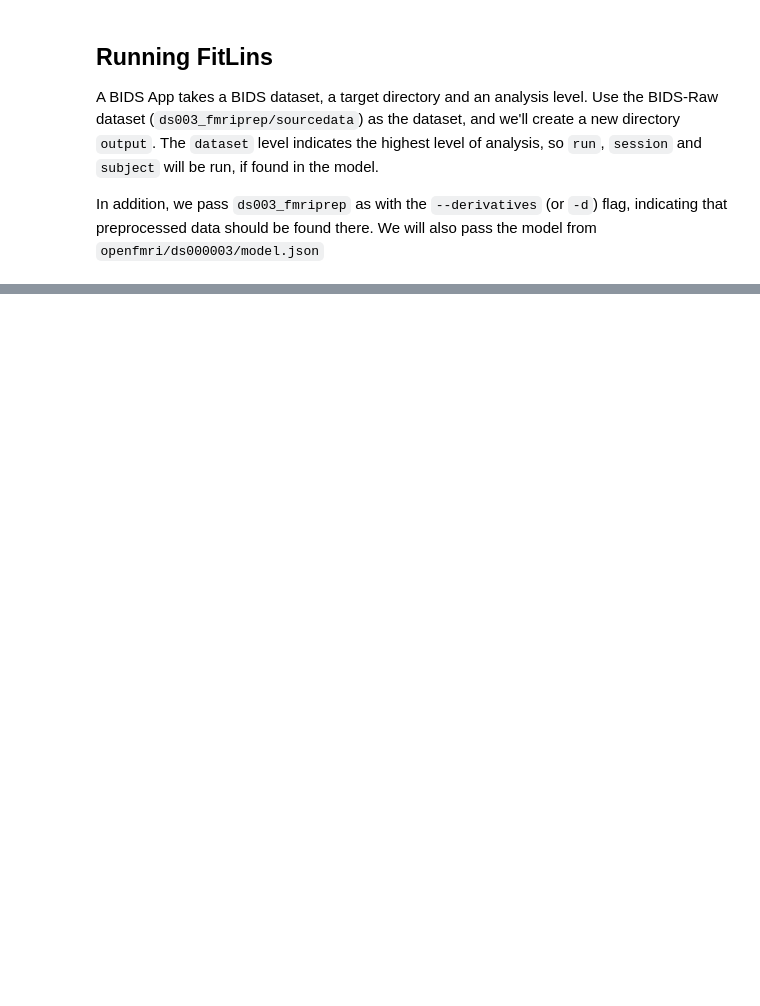
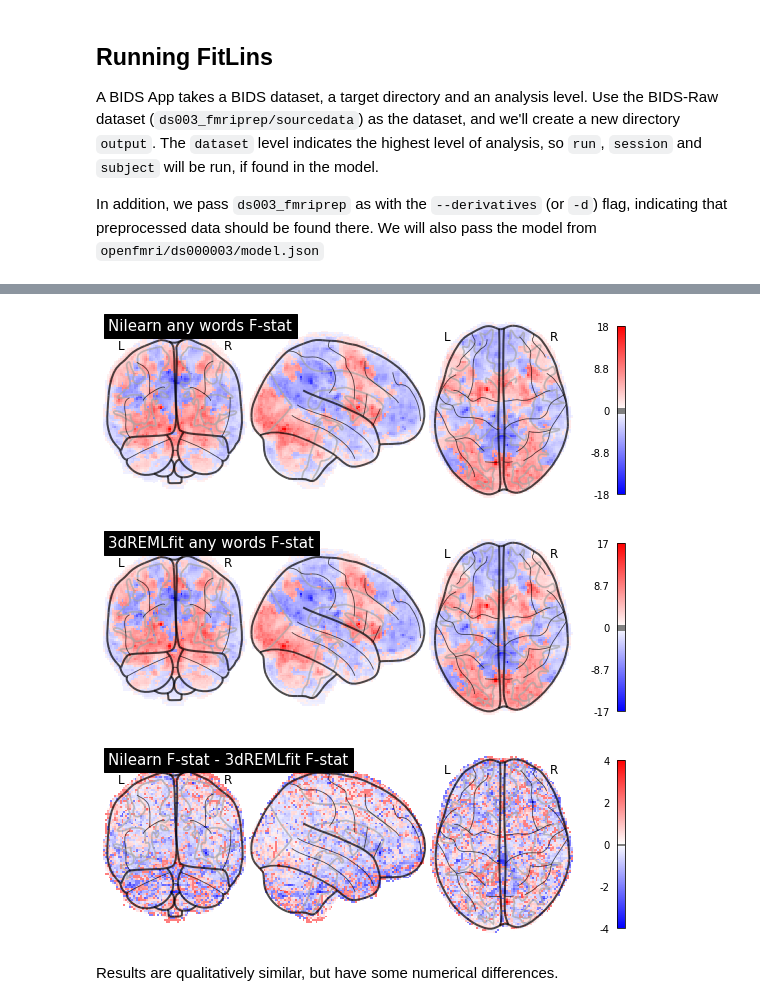
Before and after one commit to poldracklab/fitlins, a Jupyter notebook: examples/notebooks/ds003_sample_analysis.ipynb, the cells around one changed output, grey strips where cells are left out. Cells and saved outputs as stored; diff of their text form; code cells hidden in the pictures; blank space fills up the shorter version.

```diff
--- a/examples/notebooks/ds003_sample_analysis.ipynb
+++ b/examples/notebooks/ds003_sample_analysis.ipynb
@@ -172,0 +273,13 @@ Failed to import duecredit due to No module named 'duecredit'
+# %%
+opa = plotting.plot_glass_brain(nl_tb_img, colorbar=True, symmetric_cbar=True, cmap='bwr', plot_abs=False)
+opa.title('Nilearn any words F-stat')
+opb = plotting.plot_glass_brain(rf_tb_img, colorbar=True, symmetric_cbar=True, cmap='bwr', plot_abs=False)
+opb.title('3dREMLfit any words F-stat')
+opc = plotting.plot_glass_brain(dif_tb_img, colorbar=True, symmetric_cbar=True, cmap='bwr', plot_abs=False)
+opc.title('Nilearn F-stat - 3dREMLfit F-stat')
+# %% [output]
+[figure, added]
+[figure, added]
+[figure, added]
+# %% [markdown]
+Results are qualitatively similar, but have some numerical differences.
```
Also changed, not shown: parts of 16 cells of this notebook.
